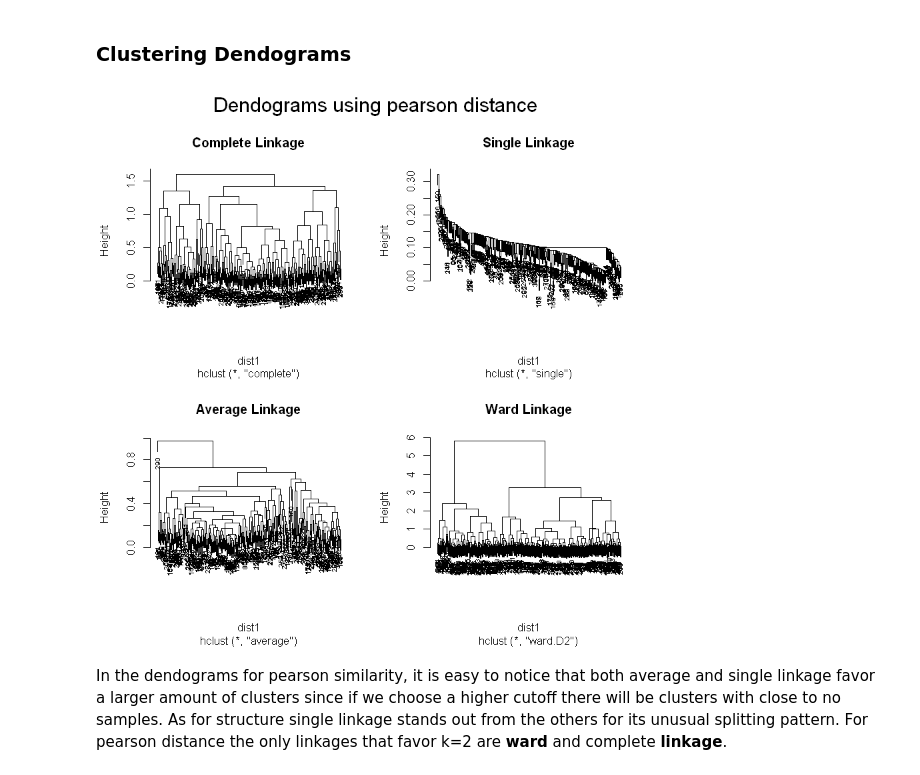
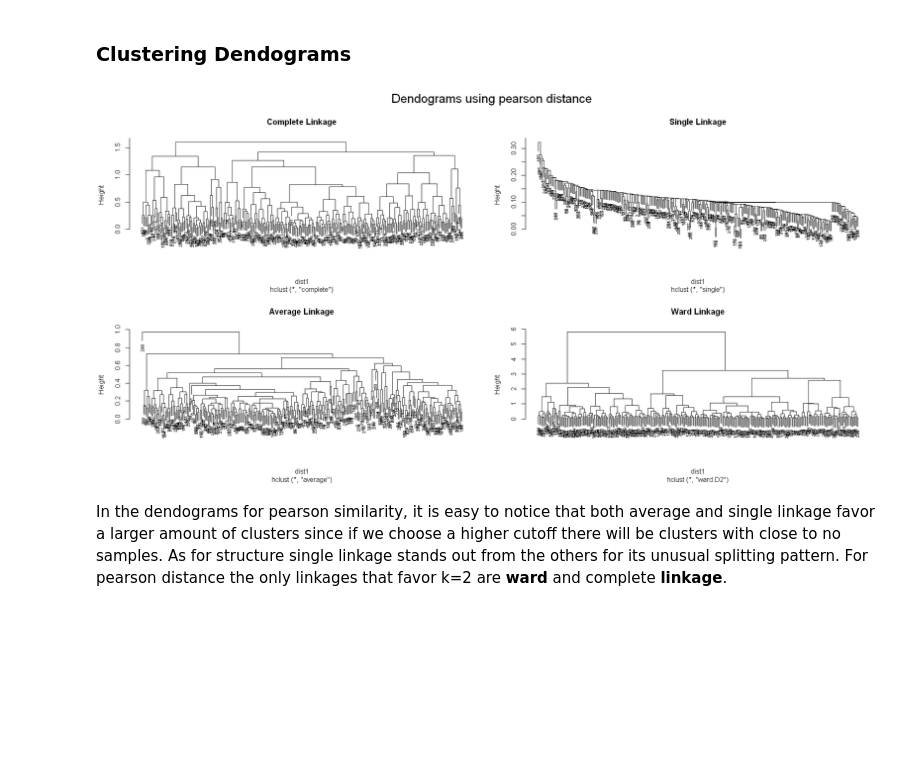
Before and after one commit to Vasco27/UCI_Heart_Disease, a Jupyter notebook: EADProject_Hierarchical_Clustering.ipynb, the cells around one changed output. Drawn from its saved outputs; the diff is of its cells as text; code cells hidden in the pictures; blank space fills up the shorter version.

```diff
--- a/EADProject_Hierarchical_Clustering.ipynb
+++ b/EADProject_Hierarchical_Clustering.ipynb
@@ -33,0 +34,15 @@ df = na.omit(uci_heart)
+# %%
+uci_heart = read_csv("heart.csv", col_types = c("nffnnffnfdffff"))
+
+#remove wrong thal values
+uci_heart = uci_heart[uci_heart$thal != 0, ]
+
+uci_heart$thal = droplevels(uci_heart$thal, exclude = "0")
+
+uci_heart$target = relevel(uci_heart$target, "0")
+uci_heart$cp = relevel(uci_heart$cp, "1")
+
+dim(uci_heart)
+summary(uci_heart)
+
+df = na.omit(uci_heart)
@@ -135,9 +169,10 @@ results_data
 # %% [markdown]
 ### Clustering Dendograms
 # %%
+options(repr.plot.width = 16, repr.plot.height = 8)
 plot_dendograms(hclus11,hclus12,hclus13,hclus14,"Dendograms using pearson distance")
 # %% [output]
-[figure, old version]
+[figure, new version]
 # %% [markdown]
 In the dendograms for pearson similarity, it is easy to notice that both average and single linkage favor a larger amount of clusters since if we choose a higher cutoff there will be clusters with close to no samples. As for structure single linkage stands out from the others for its unusual splitting pattern. For pearson distance the only linkages that favor k=2 are **ward** and complete **linkage**.
 # %%
```
Also changed, not shown: parts of 18 cells of this notebook, 1 other file.
